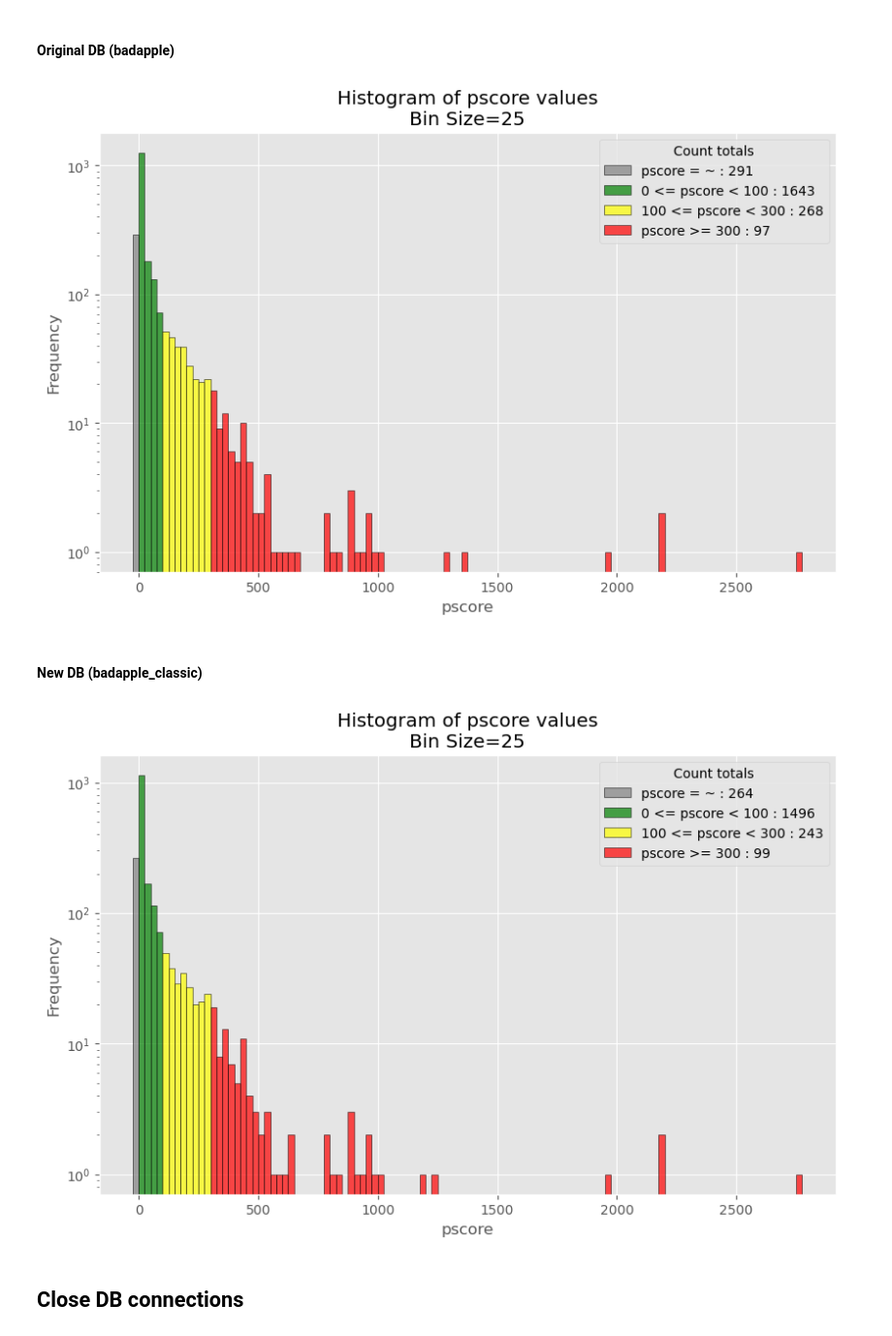
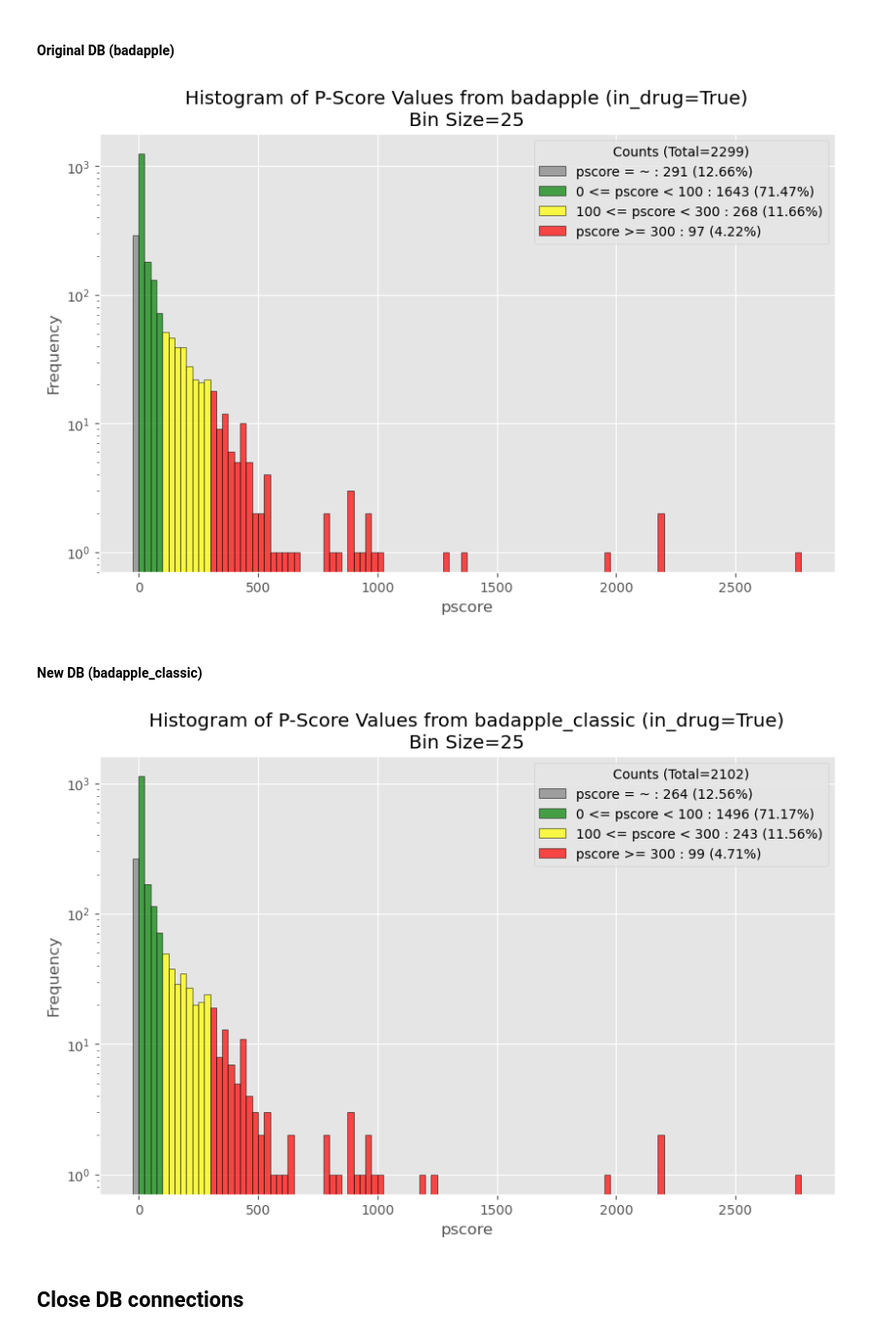
Before and after one commit to unmtransinfo/Badapple2, a Jupyter notebook: badapple1_comparison/src/notebooks/score_comparison.ipynb, the cells around one changed output. Shown at 97% size. Cells and saved outputs as stored; diff of their text form; code cells hidden in the pictures.

Commit message:
small update to histograms

```diff
--- a/badapple1_comparison/src/notebooks/score_comparison.ipynb
+++ b/badapple1_comparison/src/notebooks/score_comparison.ipynb
@@ -194,7 +194,7 @@ with open(save_path, "w") as f:
 # %% [markdown]
 ## Score histograms
 # %%
-def show_score_histogram(pscore_values: pd.Series):
+def show_score_histogram(pscore_values: pd.Series, db_source: str):
     # Define the ranges and corresponding colors
     ranges = [(-float('inf'), 0), (0, 100), (100, 300), (300, float('inf'))]
     colors = ['grey', 'green', 'yellow', 'red']
@@ -225,12 +225,13 @@ def show_score_histogram(pscore_values: pd.Series):
     plt.xlabel('pscore')
     plt.ylabel('Frequency')
     plt.yscale("log")
-    plt.title(f'Histogram of pscore values\nBin Size={bin_size}')
+    plt.title(f'Histogram of P-Score Values from {db_source}\nBin Size={bin_size}')
 
     total_count = len(pscore_values)
-    legend_labels = [f'{label} : {count}' for label, count in zip(labels, counts)]
-    legend_labels.append(f'Total: {total_count}')
-    plt.legend(legend_labels, title="Count totals", loc='upper right')
+    pct = lambda count : "%.2f" % ((100 * count) / total_count)
+    legend_labels = [f'{label} : {count} ({pct(count)}%)' for label, count in zip(labels, counts)]
+    legend_title = f"Counts (Total={total_count})"
+    plt.legend(legend_labels, title=legend_title, loc='upper right')
 
     plt.show()
 # %% [markdown]
@@ -307,15 +308,15 @@ plt.show()
 # %% [markdown]
 #### Original DB (badapple)
 # %%
-show_score_histogram(original_df_ind["pscore"])
+show_score_histogram(original_df_ind["pscore"], "badapple (in_drug=True)")
 # %% [output]
-[figure, old version]
+[figure, new version]
 # %% [markdown]
 #### New DB (badapple_classic)
 # %%
-show_score_histogram(comparison_df_ind["pscore"])
+show_score_histogram(comparison_df_ind["pscore"], "badapple_classic (in_drug=True)")
 # %% [output]
-[figure, old version]
+[figure, new version]
 # %% [markdown]
 ## Close DB connections
 # %%
```
Also changed, not shown: parts of 2 cells of this notebook.
